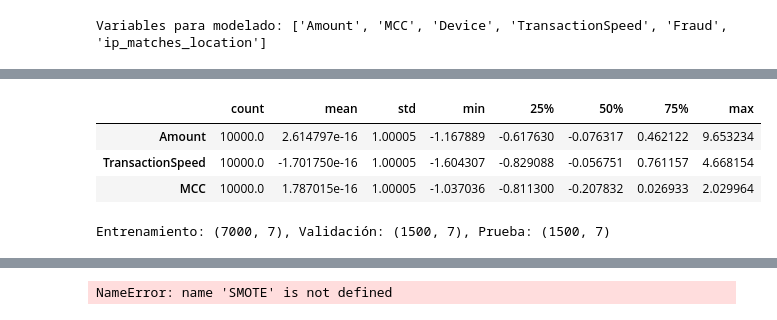
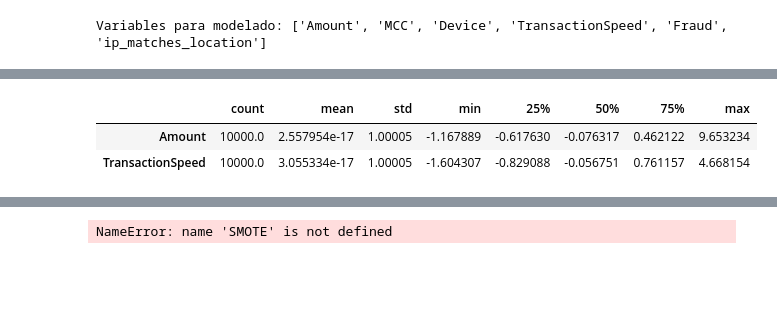
Before and after one commit to Zerovolt0V/MachineLearning_Cripto, a Jupyter notebook: TP_MachineLearning copy.ipynb, the cells around one changed output, grey strips where cells are left out. Cells and saved outputs as stored; diff of their text form; code cells hidden in the pictures; blank space fills up the shorter version.

```diff
--- a/TP_MachineLearning copy.ipynb
+++ b/TP_MachineLearning copy.ipynb
@@ -487,6 +487,8 @@ df_model['ip_matches_location'] = df['ip_matches_location']
 print("Variables para modelado:", df_model.columns.tolist())
 # %% [output]
 Variables para modelado: ['Amount', 'MCC', 'Device', 'TransactionSpeed', 'Fraud', 'ip_matches_location']
+# %%
+df_model.drop(columns=['ip_matches_location'], inplace=True)
 # %%
 df_model.columns.tolist()
 # %% [output]
@@ -521,36 +556,17 @@ X_one_hot
 # %%
 from sklearn.preprocessing import StandardScaler
 
 # Variables numéricas a escalar
-numeric_cols = ['Amount', 'TransactionSpeed', 'MCC']
+numeric_cols = ['Amount', 'TransactionSpeed']
 
 # Escalamos usando StandardScaler
 scaler = StandardScaler()
-df_model[numeric_cols] = scaler.fit_transform(df_model[numeric_cols])
+normalized_X = scaler.fit_transform(df_model[numeric_cols])
+normalized_X = pd.DataFrame(normalized_X, columns=numeric_cols)
 
 # Revisión rápida
-df_model[numeric_cols].describe().T
+normalized_X.describe().T
 # %% [output]
 |  | count | mean | std | min | 25% | 50% | 75% | max |
-| Amount | 10000.0 | 2.614797e-16 | 1.00005 | -1.167889 | -0.617630 | -0.076317 | 0.462122 | 9.653234 |
-| TransactionSpeed | 10000.0 | -1.701750e-16 | 1.00005 | -1.604307 | -0.829088 | -0.056751 | 0.761157 | 4.668154 |
-| MCC | 10000.0 | 1.787015e-16 | 1.00005 | -1.037036 | -0.811300 | -0.207832 | 0.026933 | 2.029964 |
+| Amount | 10000.0 | 2.557954e-17 | 1.00005 | -1.167889 | -0.617630 | -0.076317 | 0.462122 | 9.653234 |
+| TransactionSpeed | 10000.0 | 3.055334e-17 | 1.00005 | -1.604307 | -0.829088 | -0.056751 | 0.761157 | 4.668154 |
-# %%
-from sklearn.model_selection import train_test_split
-
-# Variables independientes (X) y objetivo (y)
-X = df_model.drop(columns=['Fraud'])
-y = df_model['Fraud']
-
-# Primera división: entrenamiento y temporal
-X_train, X_temp, y_train, y_temp = train_test_split(
-    X, y, test_size=0.30, random_state=42, stratify=y)
-
-# Segunda división: validación y prueba
-X_val, X_test, y_val, y_test = train_test_split(
-    X_temp, y_temp, test_size=0.5, random_state=42, stratify=y_temp)
-
-# Verificar tamaños
-print(f"Entrenamiento: {X_train.shape}, Validación: {X_val.shape}, Prueba: {X_test.shape}")
-# %% [output]
-Entrenamiento: (7000, 7), Validación: (1500, 7), Prueba: (1500, 7)
```
Also changed, not shown: parts of 12 cells of this notebook, 2 other files.
